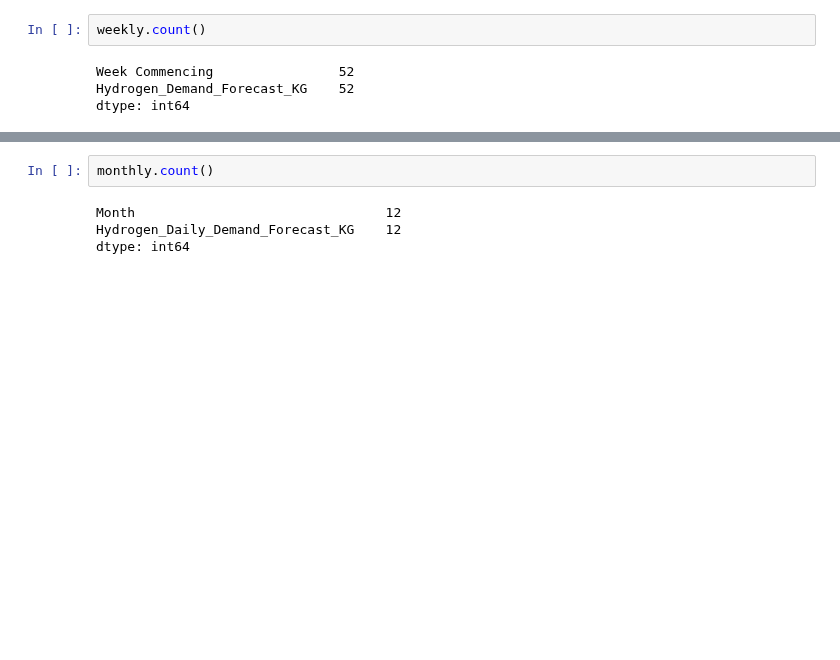
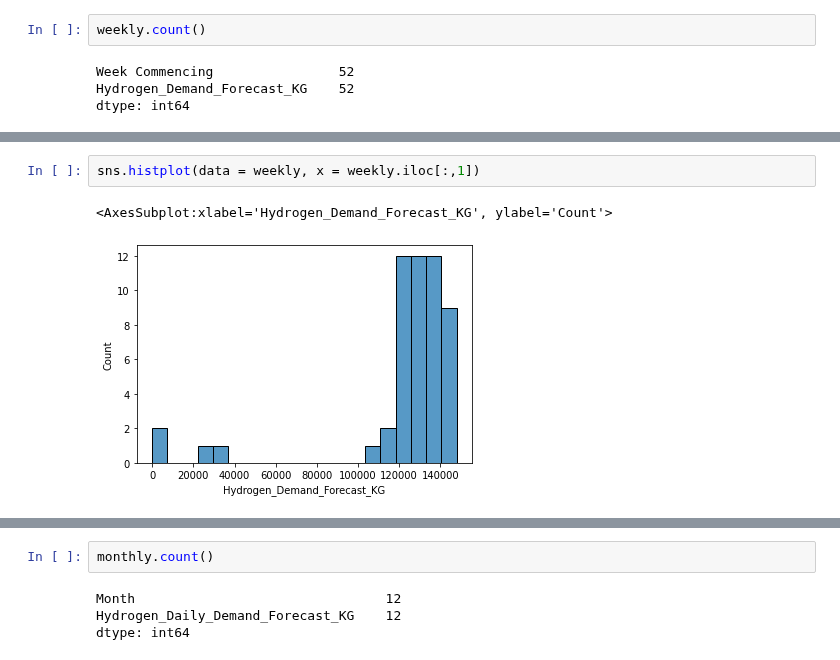
Before and after one commit to AmeerAliSaleem/dig_data_shell_project, a Jupyter notebook: DigData_Shell_Project.ipynb, the cells around one changed output, grey strips where cells are left out. Drawn from its saved outputs; the diff is of its cells as text; blank space fills up the shorter version.

```diff
--- a/DigData_Shell_Project.ipynb
+++ b/DigData_Shell_Project.ipynb
@@ -167,0 +234,5 @@ dtype: int64
+# %%
+sns.histplot(data = weekly, x = weekly.iloc[:,1])
+# %% [output]
+<AxesSubplot:xlabel='Hydrogen_Demand_Forecast_KG', ylabel='Count'>
+[figure, added]
```
Also changed, not shown: parts of 16 cells of this notebook.
